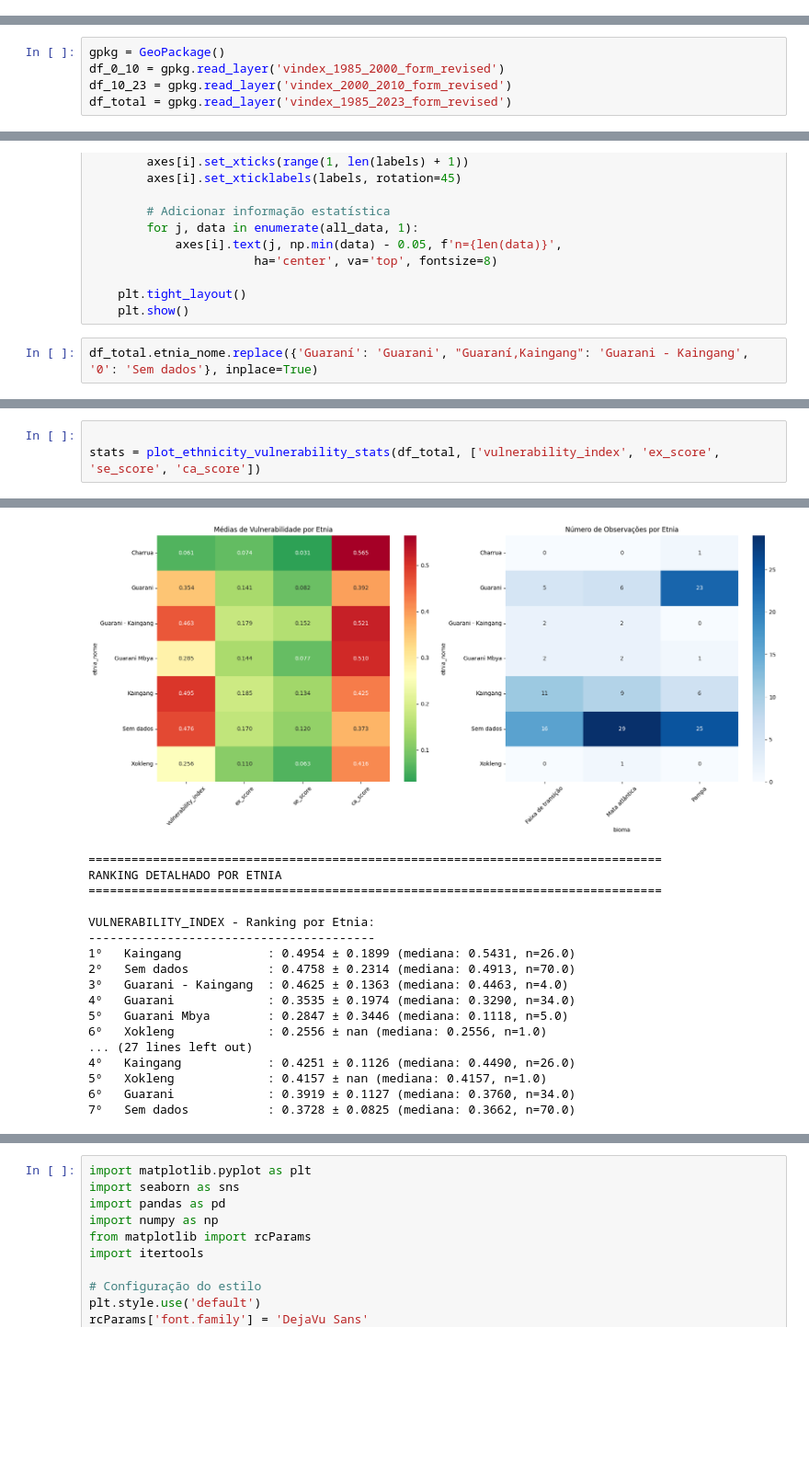
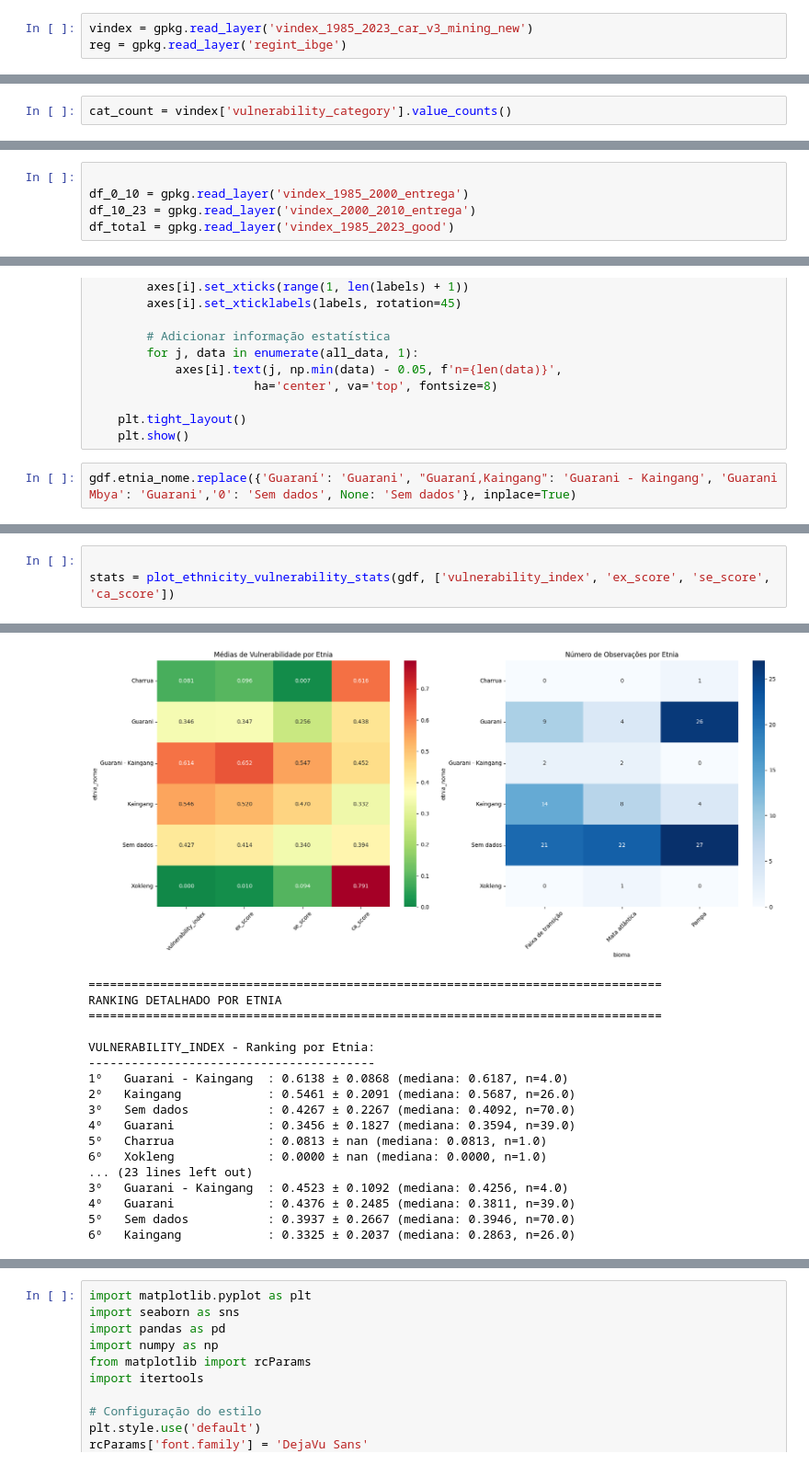
Before and after one commit to SAD-69/ti_analysis, a Jupyter notebook: temporal_comparative.ipynb, the cells around one changed output, grey strips where cells are left out. Shown at 92% size. Drawn from its saved outputs; the diff is of its cells as text; blank space fills up the shorter version.

```diff
--- a/temporal_comparative.ipynb
+++ b/temporal_comparative.ipynb
@@ -2,0 +54,3 @@ from models.gpkg import GeoPackage
+# %%
+vindex = gpkg.read_layer('vindex_1985_2023_car_v3_mining_new')
+reg = gpkg.read_layer('regint_ibge')
@@ -2,0 +82,2 @@ from models.gpkg import GeoPackage
+# %%
+cat_count = vindex['vulnerability_category'].value_counts()
@@ -3,8 +134,8 @@ from models.gpkg import GeoPackage
 # %%
-gpkg = GeoPackage()
-df_0_10 = gpkg.read_layer('vindex_1985_2000_form_revised')
-df_10_23 = gpkg.read_layer('vindex_2000_2010_form_revised')
-df_total = gpkg.read_layer('vindex_1985_2023_form_revised')
+
+df_0_10 = gpkg.read_layer('vindex_1985_2000_entrega')
+df_10_23 = gpkg.read_layer('vindex_2000_2010_entrega')
+df_total = gpkg.read_layer('vindex_1985_2023_good')
 # %%
 gdf = gpkg.read_layer('ti_all_revisada_v1')
 buffer_gdf = gdf.copy()
@@ -355,4 +507,4 @@ def plot_ethnicity_comparison(gdf, primary_ethnicity, compare_with=None, vulnera
     plt.tight_layout()
     plt.show()
 # %%
-df_total.etnia_nome.replace({'Guaraní': 'Guarani', "Guaraní,Kaingang": 'Guarani - Kaingang', '0': 'Sem dados'}, inplace=True)
+gdf.etnia_nome.replace({'Guaraní': 'Guarani', "Guaraní,Kaingang": 'Guarani - Kaingang', 'Guarani Mbya': 'Guarani','0': 'Sem dados', None: 'Sem dados'}, inplace=True)
@@ -374,4 +518,4 @@ Index(['pol_id', 'nome_ti', 'etnia_nome', 'regeneration_%_se',
 # %%
 
-stats = plot_ethnicity_vulnerability_stats(df_total, ['vulnerability_index', 'ex_score', 'se_score', 'ca_score'])
+stats = plot_ethnicity_vulnerability_stats(gdf, ['vulnerability_index', 'ex_score', 'se_score', 'ca_score'])
 # %% [output]
@@ -380,18 +524,18 @@ stats = plot_ethnicity_vulnerability_stats(df_total, ['vulnerability_index', 'ex
-[figure, old version]
+[figure, new version]
 ================================================================================
 RANKING DETALHADO POR ETNIA
 ================================================================================
 
 VULNERABILITY_INDEX - Ranking por Etnia:
 ----------------------------------------
-1º   Kaingang            : 0.4954 ± 0.1899 (mediana: 0.5431, n=26.0)
-2º   Sem dados           : 0.4758 ± 0.2314 (mediana: 0.4913, n=70.0)
-3º   Guarani - Kaingang  : 0.4625 ± 0.1363 (mediana: 0.4463, n=4.0)
-4º   Guarani             : 0.3535 ± 0.1974 (mediana: 0.3290, n=34.0)
-5º   Guarani Mbya        : 0.2847 ± 0.3446 (mediana: 0.1118, n=5.0)
-6º   Xokleng             : 0.2556 ± nan (mediana: 0.2556, n=1.0)
-... (27 lines left out)
-4º   Kaingang            : 0.4251 ± 0.1126 (mediana: 0.4490, n=26.0)
-5º   Xokleng             : 0.4157 ± nan (mediana: 0.4157, n=1.0)
-6º   Guarani             : 0.3919 ± 0.1127 (mediana: 0.3760, n=34.0)
-7º   Sem dados           : 0.3728 ± 0.0825 (mediana: 0.3662, n=70.0)
+1º   Guarani - Kaingang  : 0.6138 ± 0.0868 (mediana: 0.6187, n=4.0)
+2º   Kaingang            : 0.5461 ± 0.2091 (mediana: 0.5687, n=26.0)
+3º   Sem dados           : 0.4267 ± 0.2267 (mediana: 0.4092, n=70.0)
+4º   Guarani             : 0.3456 ± 0.1827 (mediana: 0.3594, n=39.0)
+5º   Charrua             : 0.0813 ± nan (mediana: 0.0813, n=1.0)
+6º   Xokleng             : 0.0000 ± nan (mediana: 0.0000, n=1.0)
+... (23 lines left out)
+3º   Guarani - Kaingang  : 0.4523 ± 0.1092 (mediana: 0.4256, n=4.0)
+4º   Guarani             : 0.4376 ± 0.2485 (mediana: 0.3811, n=39.0)
+5º   Sem dados           : 0.3937 ± 0.2667 (mediana: 0.3946, n=70.0)
+6º   Kaingang            : 0.3325 ± 0.2037 (mediana: 0.2863, n=26.0)
```
Also changed, not shown: parts of 29 cells of this notebook, 30 other files.
